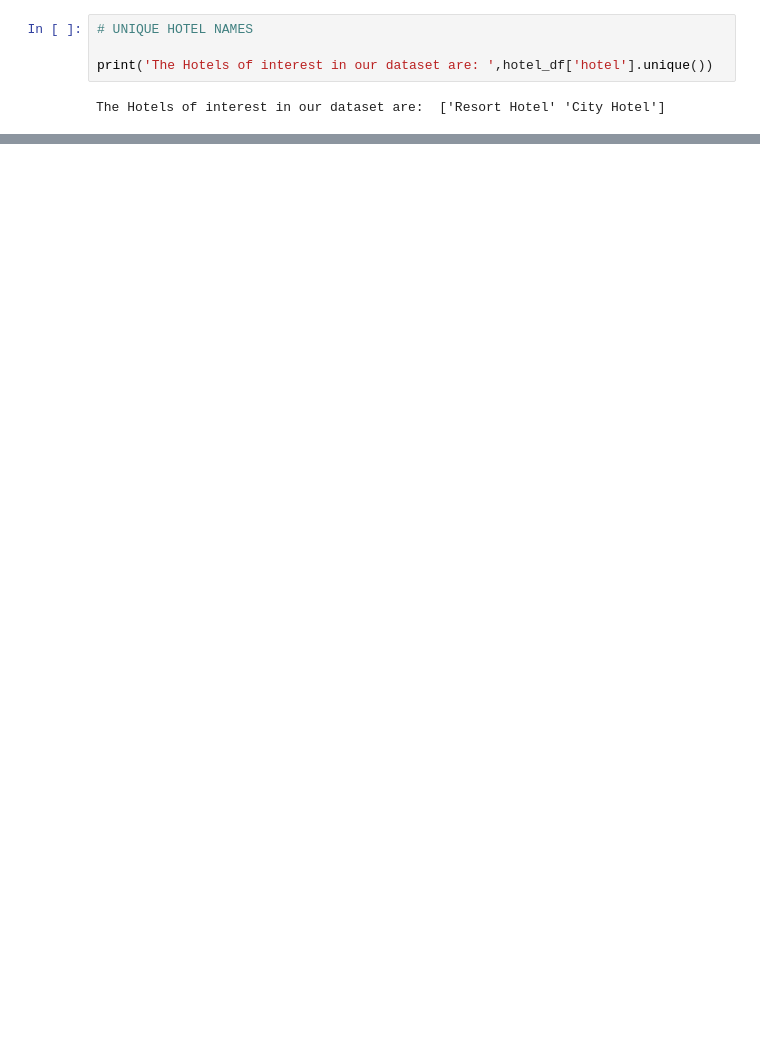
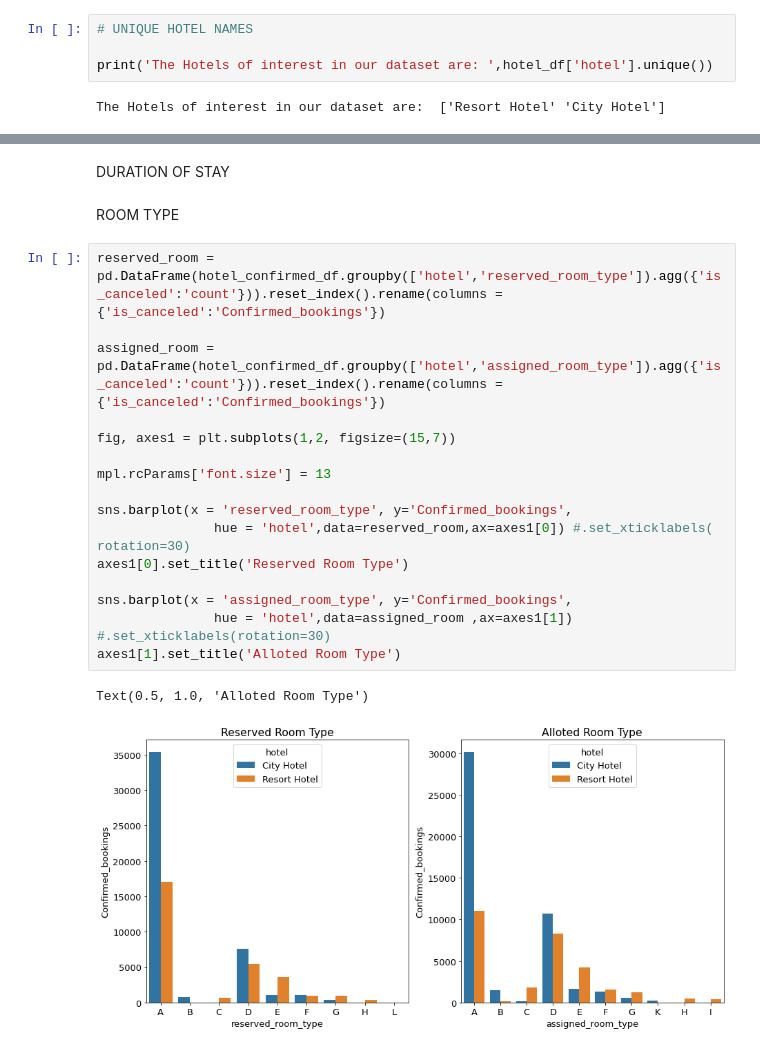
Before and after one commit to Abhi-nav0506/Capstone-EDA-Hotel-Booking, a Jupyter notebook: Hotel_Booking_Analysis_Capstone_Project.ipynb, the cells around one changed output, grey strips where cells are left out. Cells and saved outputs as stored; diff of their text form; blank space fills up the shorter version.

```diff
--- a/Hotel_Booking_Analysis_Capstone_Project.ipynb
+++ b/Hotel_Booking_Analysis_Capstone_Project.ipynb
@@ -248,0 +412,23 @@ hotel_canceled_df = hotel_df[hotel_df['is_canceled'] == 0].copy()   #cancelled b
+# %% [markdown]
+DURATION OF STAY
+# %% [markdown]
+ROOM TYPE
+# %%
+reserved_room = pd.DataFrame(hotel_confirmed_df.groupby(['hotel','reserved_room_type']).agg({'is_canceled':'count'})).reset_index().rename(columns = {'is_canceled':'Confirmed_bookings'})
+
+assigned_room = pd.DataFrame(hotel_confirmed_df.groupby(['hotel','assigned_room_type']).agg({'is_canceled':'count'})).reset_index().rename(columns = {'is_canceled':'Confirmed_bookings'})
+
+fig, axes1 = plt.subplots(1,2, figsize=(15,7))
+
+mpl.rcParams['font.size'] = 13
+
+sns.barplot(x = 'reserved_room_type', y='Confirmed_bookings',
+               hue = 'hotel',data=reserved_room,ax=axes1[0]) #.set_xticklabels( rotation=30)
+axes1[0].set_title('Reserved Room Type')
+
+sns.barplot(x = 'assigned_room_type', y='Confirmed_bookings',
+               hue = 'hotel',data=assigned_room ,ax=axes1[1]) #.set_xticklabels(rotation=30)
+axes1[1].set_title('Alloted Room Type')
+# %% [output]
+Text(0.5, 1.0, 'Alloted Room Type')
+[figure, added]
```
Also changed, not shown: parts of 31 cells of this notebook.
